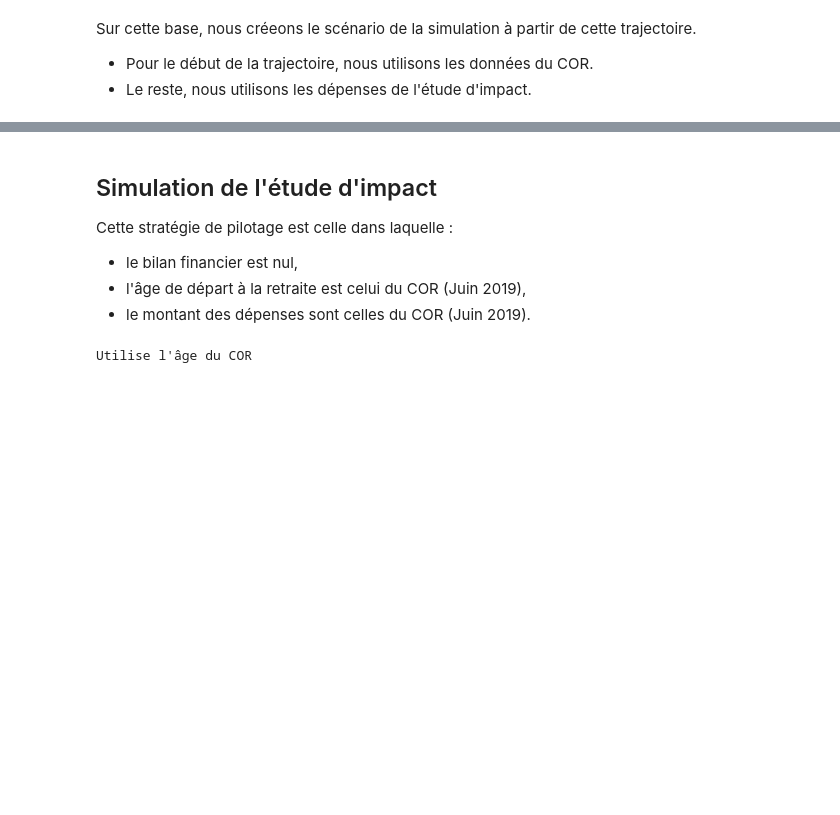
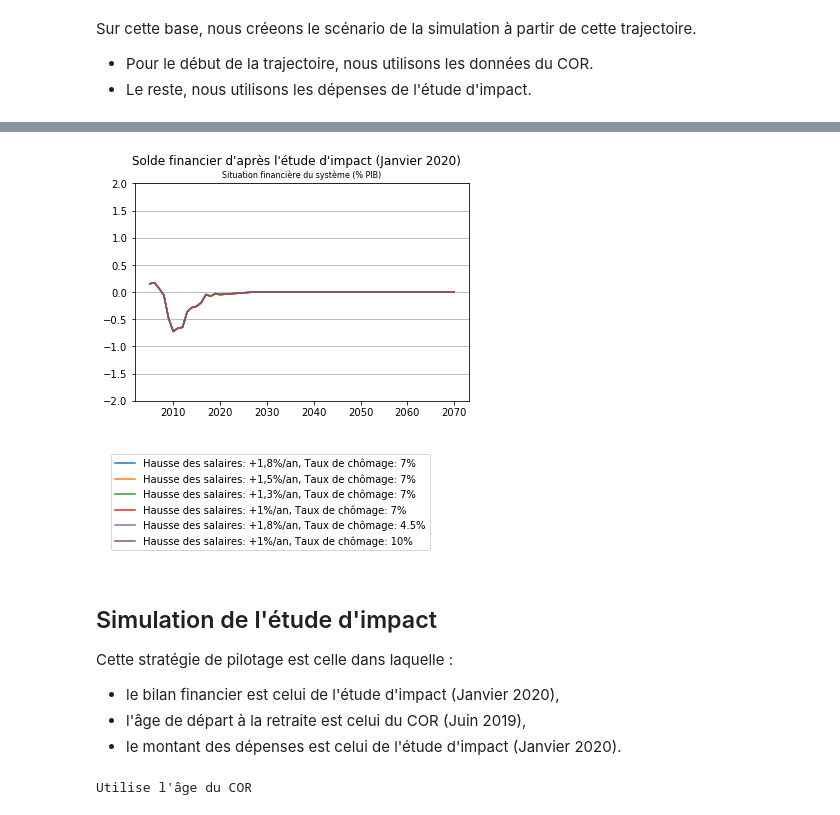
Before and after one commit to brunoscherrer/retraites, a Jupyter notebook: doc/simulation-Etude-Impact.ipynb, the cells around one changed output, grey strips where cells are left out. Cells and saved outputs as stored; diff of their text form; code cells hidden in the pictures; blank space fills up the shorter version.

```diff
--- a/doc/simulation-Etude-Impact.ipynb
+++ b/doc/simulation-Etude-Impact.ipynb
@@ -138,8 +204,16 @@ analyse.plot_legend()
+# %%
+pl.suptitle("Solde financier d'après l'étude d'impact (Janvier 2020)");
+analyse.graphique(soldes_EI,"S")
+pl.grid(axis="y")
+analyse.plot_legend()
+# %% [output]
+[figure, added]
+[figure, added]
 # %% [markdown]
 ## Simulation de l'étude d'impact
 
 Cette stratégie de pilotage est celle dans laquelle :
-* le bilan financier est nul,
+* le bilan financier est celui de l'étude d'impact (Janvier 2020),
 * l'âge de départ à la retraite est celui du COR (Juin 2019),
-* le montant des dépenses sont celles du COR (Juin 2019).
+* le montant des dépenses est celui de l'étude d'impact (Janvier 2020).
 # %%
```
Also changed, not shown: parts of 24 cells of this notebook, 3 other files.
